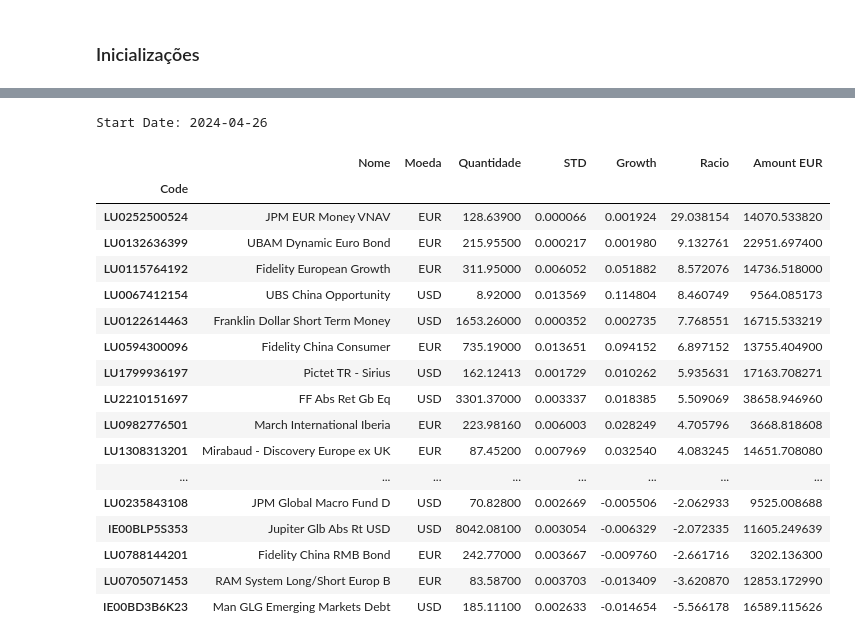
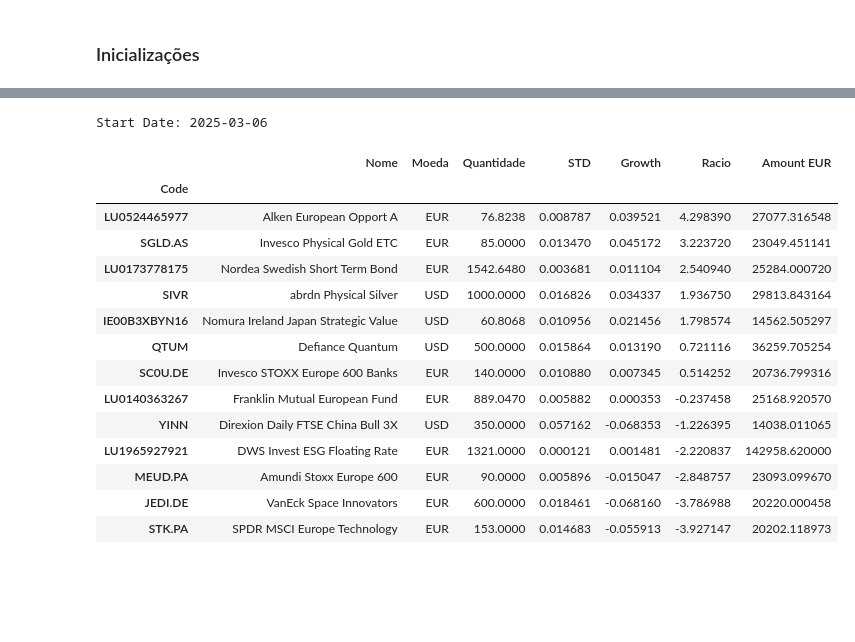
Before and after one commit to mario-s-duarte/funds-1, a Jupyter notebook: fundos_portofolio.ipynb, the cells around one changed output, grey strips where cells are left out. Drawn from its saved outputs; the diff is of its cells as text; code cells hidden in the pictures; blank space fills up the shorter version.

```diff
--- a/fundos_portofolio.ipynb
+++ b/fundos_portofolio.ipynb
@@ -104,0 +16,4 @@ df
+# %%
+df_portofolio, df_quotes, _, _ = utils.load_data()
+df_quotes = df_quotes.bfill()
+df_quotes
@@ -105,5 +34,18 @@ df
 # %%
+
+code2name_dict = df_portofolio['Nome'].to_dict()
+
+#Create a DataFrame with the daily growth
+df_grow = df_quotes.apply(lambda x: x/x.shift(-1), axis=0)
+
 # Calculate the Portofolio Std and Growth
 df_portofolio['STD'] = df_grow.std(axis=0)
-df_portofolio['Growth'] = df.apply(lambda x: x.iloc[0]/x.iloc[-1]-1)
-df_portofolio['Racio'] = df_portofolio['Growth']/df_portofolio['STD']
+df_portofolio['Growth'] = df_quotes.apply(lambda x: x.iloc[0]/x.iloc[-1]-1)
+df_portofolio['Racio'] = (df_portofolio['Growth']-0.03)/df_portofolio['STD']
+
+# Get the last Quotes
+last_quotes = df_quotes.iloc[0]
+
+df_portofolio['Amount EUR'] = last_quotes * df_portofolio['Quantidade']
+
+df_portofolio.sort_values(by="Nome", axis=0)
@@ -110,12 +67,0 @@ df_portofolio['Racio'] = df_portofolio['Growth']/df_portofolio['STD']
-# %%
-# Get the Current Total Amount in EUR
-
-last_date = min(df.index[0],exchange_rates.index[0])
-# Get the exchange rate for the last date of the historical quotes
-usd2eur = exchange_rates.loc[last_date].iloc[0]
-# Get the last Quotes
-quotes = df_all.bfill().iloc[0]
-
-df_portofolio['Amount EUR'] = df_portofolio['Moeda'].apply(lambda x: usd2eur if x == 'USD' else 1) * quotes * df_portofolio['Quantidade']
-
-sum(df_portofolio['Amount EUR'])
@@ -156,4 +79,2 @@ df_portofolio['Amount EUR'].sum()
-# %%
-df_portofolio = df_portofolio[df_portofolio.index != "LU0122613903"]
 # %%
 plt.figure(figsize=(12,8))
@@ -213,33 +116,30 @@ Start Date: 2024-02-15
 # %%
 ##### Performance in the last days
 df_portofolio_tmp = df_portofolio.copy()
 start =15
 finish = 0
-print('Start Date:',df_all.index[start])
-df_portofolio_tmp['Growth'] = df_all.bfill().ffill().apply(lambda x: x.iloc[finish]/x.iloc[start]-1)
-df_portofolio_tmp['Racio'] = df_portofolio_tmp['Growth']/df_portofolio_tmp['STD']
+print('Start Date:',df_quotes.index[start])
+df_portofolio_tmp['Growth'] = df_quotes.apply(lambda x: x.iloc[finish]/x.iloc[start]-1)
+df_portofolio_tmp['Racio'] = (df_portofolio_tmp['Growth']-0.00175)/df_portofolio_tmp['STD']
 # Save Portfoloio
 # df_portofolio_tmp.sort_values(by=['Nome'],ascending=True)
 df_portofolio_tmp.sort_values(by=['Racio'],ascending=False) #.to_csv("portfolio_data.csv",sep=",")
 # %% [output]
-Start Date: 2024-04-26
+Start Date: 2025-03-06
 |  | Nome | Moeda | Quantidade | STD | Growth | Racio | Amount EUR |
 | Code |  |  |  |  |  |  |  |
-| LU0252500524 | JPM EUR Money VNAV | EUR | 128.63900 | 0.000066 | 0.001924 | 29.038154 | 14070.533820 |
-| LU0132636399 | UBAM Dynamic Euro Bond | EUR | 215.95500 | 0.000217 | 0.001980 | 9.132761 | 22951.697400 |
-| LU0115764192 | Fidelity European Growth | EUR | 311.95000 | 0.006052 | 0.051882 | 8.572076 | 14736.518000 |
-| LU0067412154 | UBS China Opportunity | USD | 8.92000 | 0.013569 | 0.114804 | 8.460749 | 9564.085173 |
-| LU0122614463 | Franklin Dollar Short Term Money | USD | 1653.26000 | 0.000352 | 0.002735 | 7.768551 | 16715.533219 |
-| LU0594300096 | Fidelity China Consumer | EUR | 735.19000 | 0.013651 | 0.094152 | 6.897152 | 13755.404900 |
-| LU1799936197 | Pictet TR - Sirius | USD | 162.12413 | 0.001729 | 0.010262 | 5.935631 | 17163.708271 |
-| LU2210151697 | FF Abs Ret Gb Eq | USD | 3301.37000 | 0.003337 | 0.018385 | 5.509069 | 38658.946960 |
-| LU0982776501 | March International Iberia | EUR | 223.98160 | 0.006003 | 0.028249 | 4.705796 | 3668.818608 |
-| LU1308313201 | Mirabaud - Discovery Europe ex UK | EUR | 87.45200 | 0.007969 | 0.032540 | 4.083245 | 14651.708080 |
-| ... | ... | ... | ... | ... | ... | ... | ... |
-| LU0235843108 | JPM Global Macro Fund D | USD | 70.82800 | 0.002669 | -0.005506 | -2.062933 | 9525.008688 |
-| IE00BLP5S353 | Jupiter Glb Abs Rt USD | USD | 8042.08100 | 0.003054 | -0.006329 | -2.072335 | 11605.249639 |
-| LU0788144201 | Fidelity China RMB Bond | EUR | 242.77000 | 0.003667 | -0.009760 | -2.661716 | 3202.136300 |
-| LU0705071453 | RAM System Long/Short Europ B | EUR | 83.58700 | 0.003703 | -0.013409 | -3.620870 | 12853.172990 |
-| IE00BD3B6K23 | Man GLG Emerging Markets Debt | USD | 185.11100 | 0.002633 | -0.014654 | -5.566178 | 16589.115626 |
+| LU0524465977 | Alken European Opport A | EUR | 76.8238 | 0.008787 | 0.039521 | 4.298390 | 27077.316548 |
+| SGLD.AS | Invesco Physical Gold ETC | EUR | 85.0000 | 0.013470 | 0.045172 | 3.223720 | 23049.451141 |
+| LU0173778175 | Nordea Swedish Short Term Bond | EUR | 1542.6480 | 0.003681 | 0.011104 | 2.540940 | 25284.000720 |
+| SIVR | abrdn Physical Silver | USD | 1000.0000 | 0.016826 | 0.034337 | 1.936750 | 29813.843164 |
+| IE00B3XBYN16 | Nomura Ireland Japan Strategic Value | USD | 60.8068 | 0.010956 | 0.021456 | 1.798574 | 14562.505297 |
+| QTUM | Defiance Quantum | USD | 500.0000 | 0.015864 | 0.013190 | 0.721116 | 36259.705254 |
+| SC0U.DE | Invesco STOXX Europe 600 Banks | EUR | 140.0000 | 0.010880 | 0.007345 | 0.514252 | 20736.799316 |
+| LU0140363267 | Franklin Mutual European Fund | EUR | 889.0470 | 0.005882 | 0.000353 | -0.237458 | 25168.920570 |
+| YINN | Direxion Daily FTSE China Bull 3X | USD | 350.0000 | 0.057162 | -0.068353 | -1.226395 | 14038.011065 |
+| LU1965927921 | DWS Invest ESG Floating Rate | EUR | 1321.0000 | 0.000121 | 0.001481 | -2.220837 | 142958.620000 |
+| MEUD.PA | Amundi Stoxx Europe 600 | EUR | 90.0000 | 0.005896 | -0.015047 | -2.848757 | 23093.099670 |
+| JEDI.DE | VanEck Space Innovators | EUR | 600.0000 | 0.018461 | -0.068160 | -3.786988 | 20220.000458 |
+| STK.PA | SPDR MSCI Europe Technology | EUR | 153.0000 | 0.014683 | -0.055913 | -3.927147 | 20202.118973 |
 # %%
 
```
Also changed, not shown: parts of 21 cells of this notebook, 18 other files.
